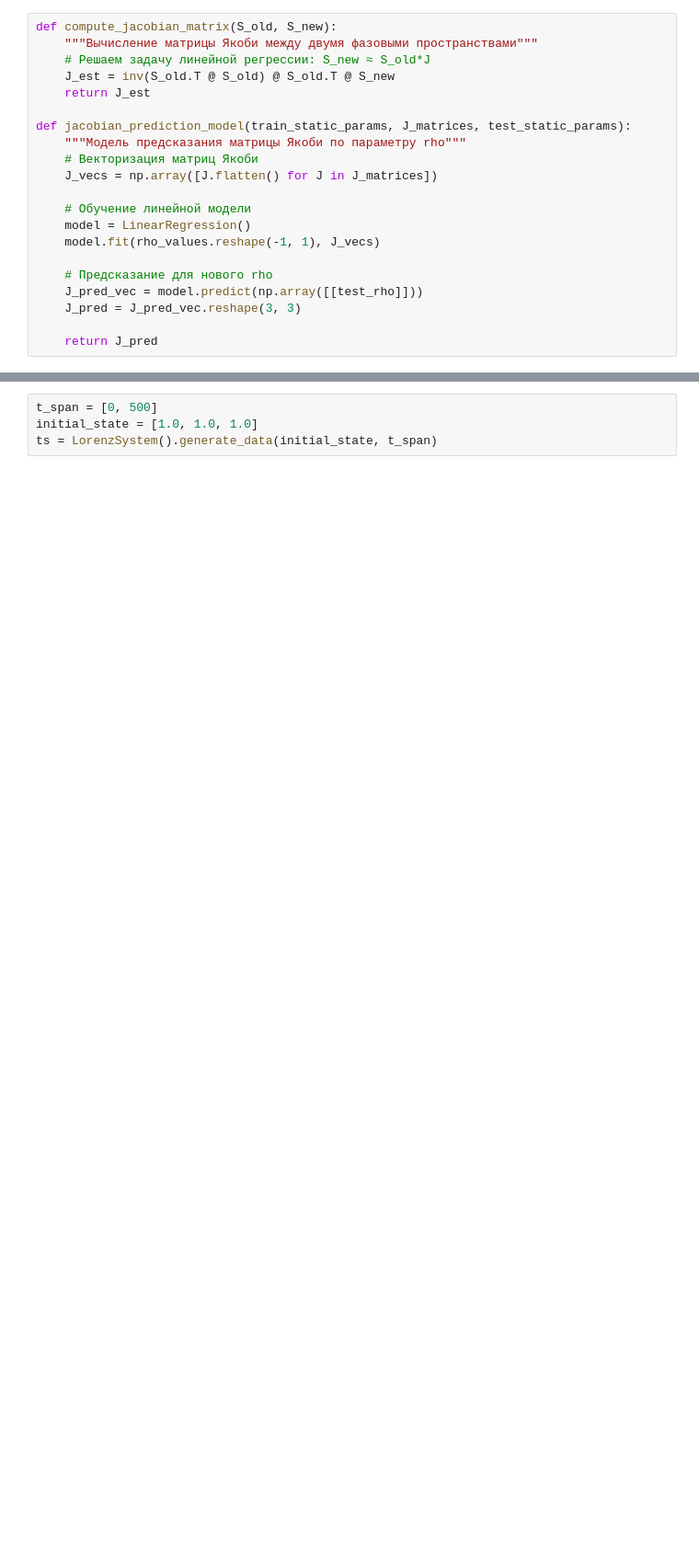
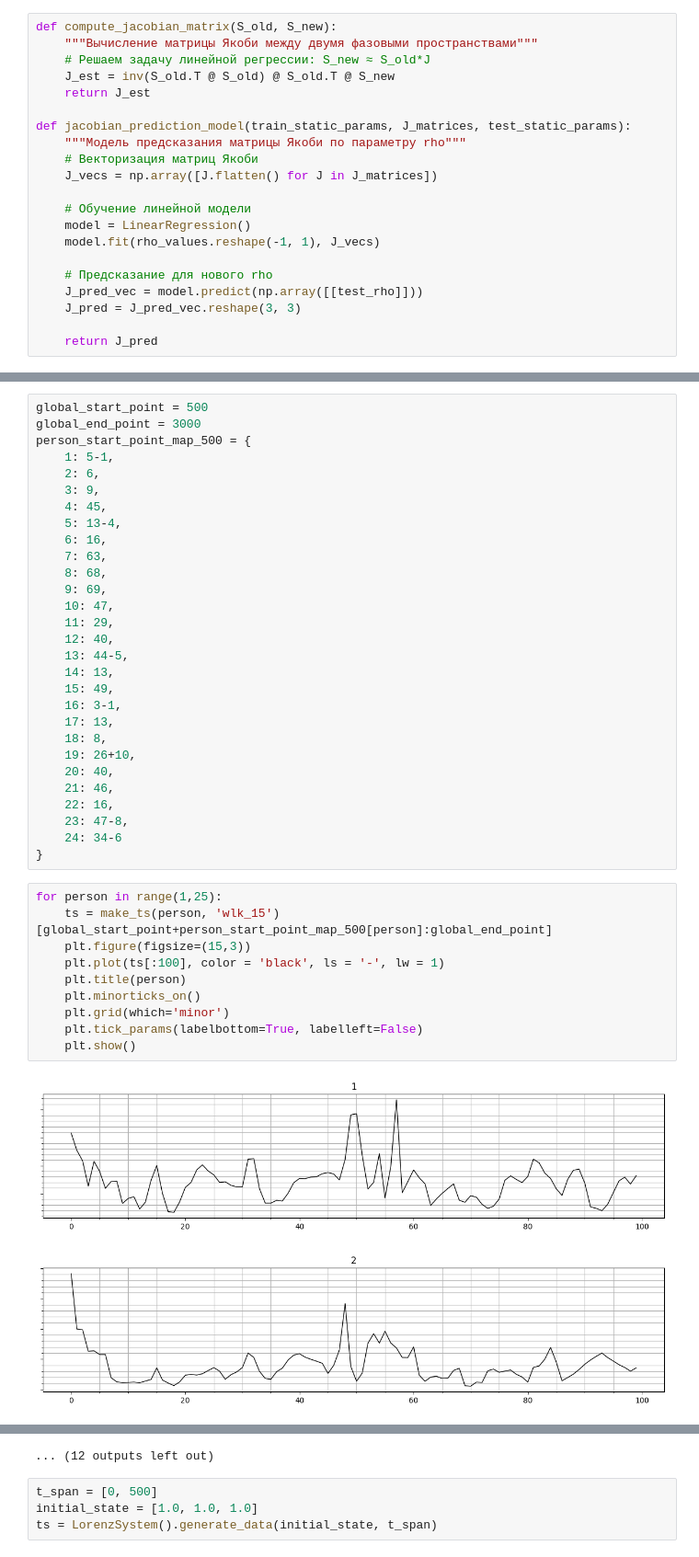
Before and after one commit to Denis-Tihonov/ts-phase-space-approx, a Jupyter notebook: notebook/1_accelerometer_data_experimant.ipynb, the cells around one changed output, grey strips where cells are left out. Shown at 92% size. Saved outputs shown, nothing was run; the diff lists cells and outputs as text; blank space fills up the shorter version.

```diff
--- a/notebook/1_accelerometer_data_experimant.ipynb
+++ b/notebook/1_accelerometer_data_experimant.ipynb
@@ -97,0 +109,42 @@ def jacobian_prediction_model(train_static_params, J_matrices, test_static_param
+# %%
+global_start_point = 500
+global_end_point = 3000
+person_start_point_map_500 = {
+    1: 5-1,
+    2: 6,
+    3: 9,
+    4: 45,
+    5: 13-4,
+    6: 16,
+    7: 63,
+    8: 68,
+    9: 69,
+    10: 47,
+    11: 29,
+    12: 40,
+    13: 44-5,
+    14: 13,
+    15: 49,
+    16: 3-1,
+    17: 13,
+    18: 8,
+    19: 26+10,
+    20: 40,
+    21: 46,
+    22: 16,
+    23: 47-8,
+    24: 34-6
+}
+# %%
+for person in range(1,25):
+    ts = make_ts(person, 'wlk_15')[global_start_point+person_start_point_map_500[person]:global_end_point]
+    plt.figure(figsize=(15,3))
+    plt.plot(ts[:100], color = 'black', ls = '-', lw = 1)
+    plt.title(person)
+    plt.minorticks_on()
+    plt.grid(which='minor')
+    plt.tick_params(labelbottom=True, labelleft=False)
+    plt.show()
+# %% [output]
+[figure, added]
+[figure, added]
@@ -98,3 +161,4 @@ def jacobian_prediction_model(train_static_params, J_matrices, test_static_param
+... (12 outputs left out)
 # %%
 t_span = [0, 500]
 initial_state = [1.0, 1.0, 1.0]
```
Also changed, not shown: parts of 39 cells of this notebook.
